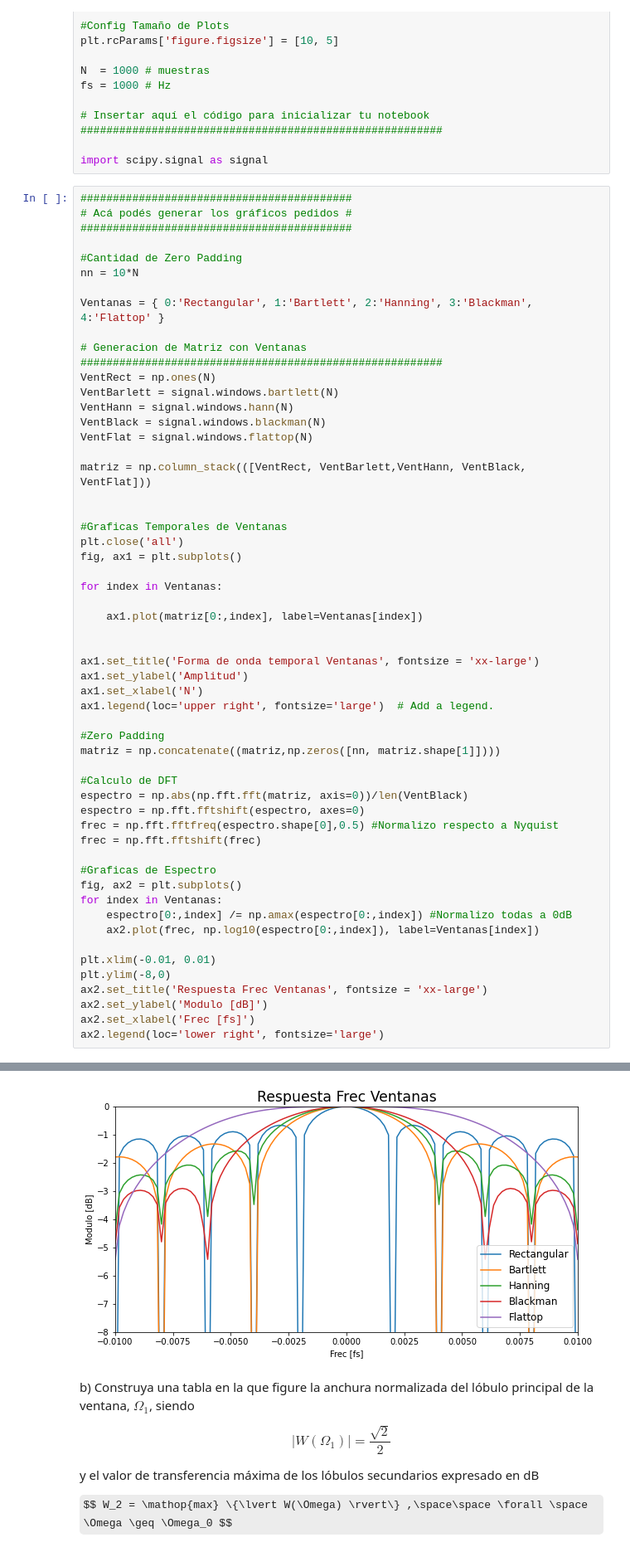
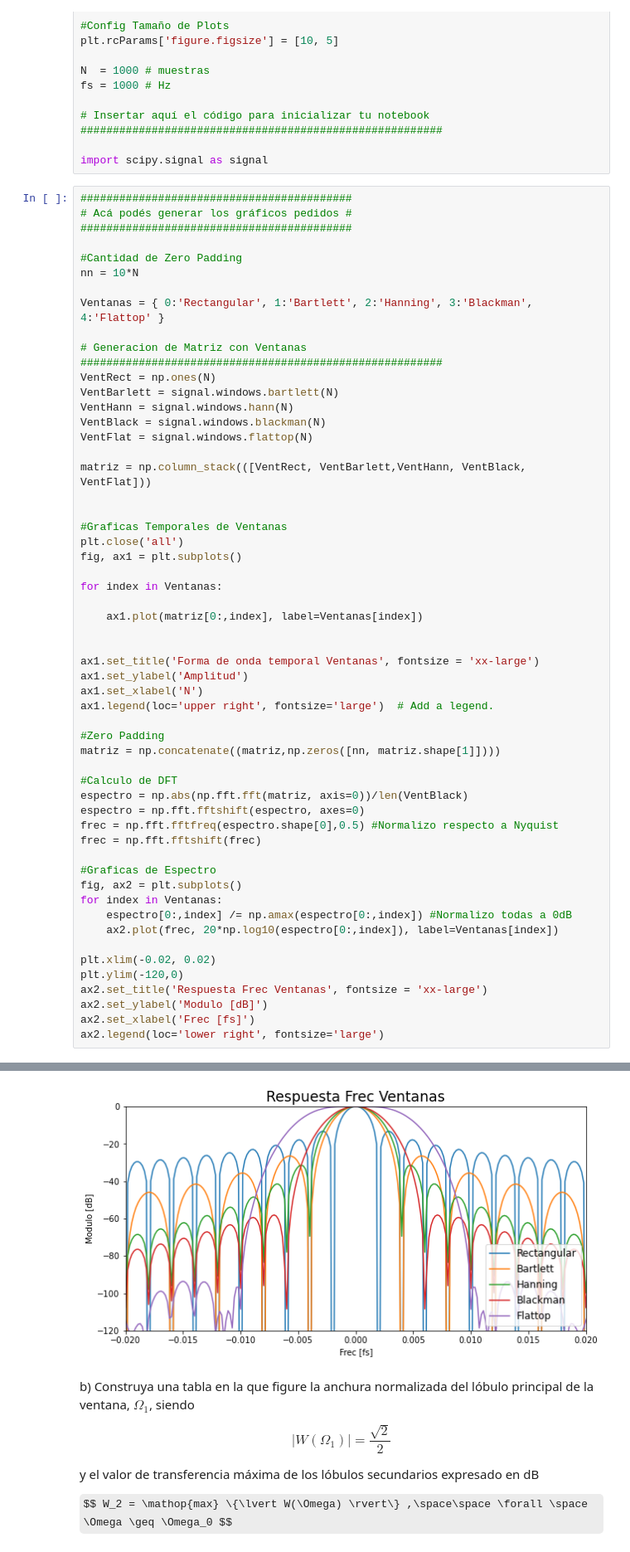
Before and after one commit to fcatuogno/PDS_TPs, a Jupyter notebook: TP2 - Ventanas.ipynb, the cells around one changed output, grey strips where cells are left out. Shown at 83% size. Cells and saved outputs as stored; diff of their text form; some formulas as TeX source.

```diff
--- a/TP2 - Ventanas.ipynb
+++ b/TP2 - Ventanas.ipynb
@@ -76,37 +76,37 @@ for index in Ventanas:
 
     ax1.plot(matriz[0:,index], label=Ventanas[index])
 
 
 ax1.set_title('Forma de onda temporal Ventanas', fontsize = 'xx-large')
 ax1.set_ylabel('Amplitud')
 ax1.set_xlabel('N')
 ax1.legend(loc='upper right', fontsize='large')  # Add a legend.
 
 #Zero Padding
 matriz = np.concatenate((matriz,np.zeros([nn, matriz.shape[1]])))
 
 #Calculo de DFT
 espectro = np.abs(np.fft.fft(matriz, axis=0))/len(VentBlack)
 espectro = np.fft.fftshift(espectro, axes=0)
 frec = np.fft.fftfreq(espectro.shape[0],0.5) #Normalizo respecto a Nyquist
 frec = np.fft.fftshift(frec)
 
 #Graficas de Espectro
 fig, ax2 = plt.subplots()
 for index in Ventanas:
     espectro[0:,index] /= np.amax(espectro[0:,index]) #Normalizo todas a 0dB
-    ax2.plot(frec, np.log10(espectro[0:,index]), label=Ventanas[index])
+    ax2.plot(frec, 20*np.log10(espectro[0:,index]), label=Ventanas[index])
 
-plt.xlim(-0.01, 0.01)
-plt.ylim(-8,0)
+plt.xlim(-0.02, 0.02)
+plt.ylim(-120,0)
 ax2.set_title('Respuesta Frec Ventanas', fontsize = 'xx-large')
 ax2.set_ylabel('Modulo [dB]')
 ax2.set_xlabel('Frec [fs]')
 ax2.legend(loc='lower right', fontsize='large')
 # %% [output]
 <matplotlib.legend.Legend at 0x...>
 [figure]
-[figure, old version]
+[figure, new version]
 # %% [markdown]
 b) Construya una tabla en la que figure la anchura normalizada del lóbulo principal  de la ventana, $\Omega_1$, siendo
 
```
Also changed, not shown: parts of 1 cell of this notebook.
